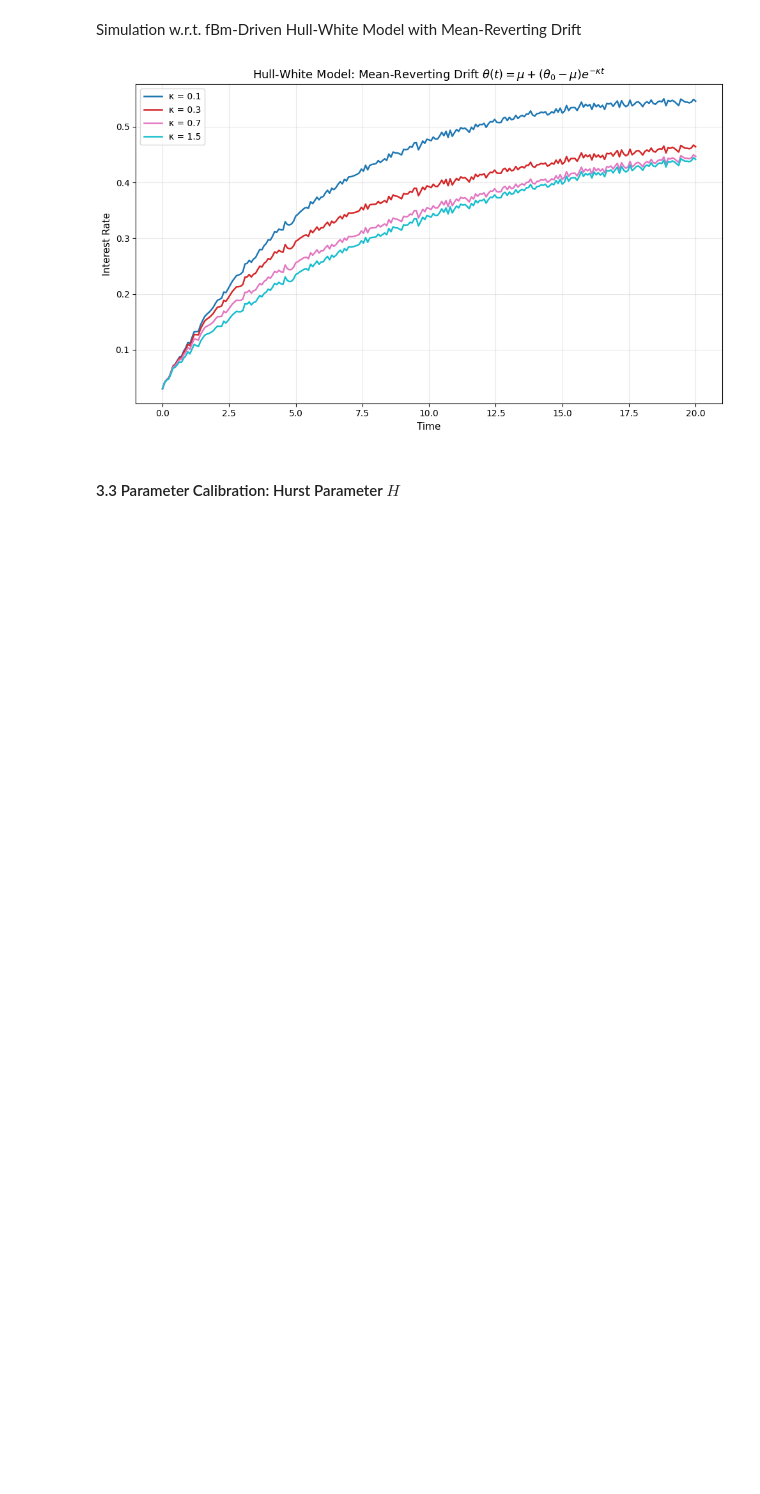
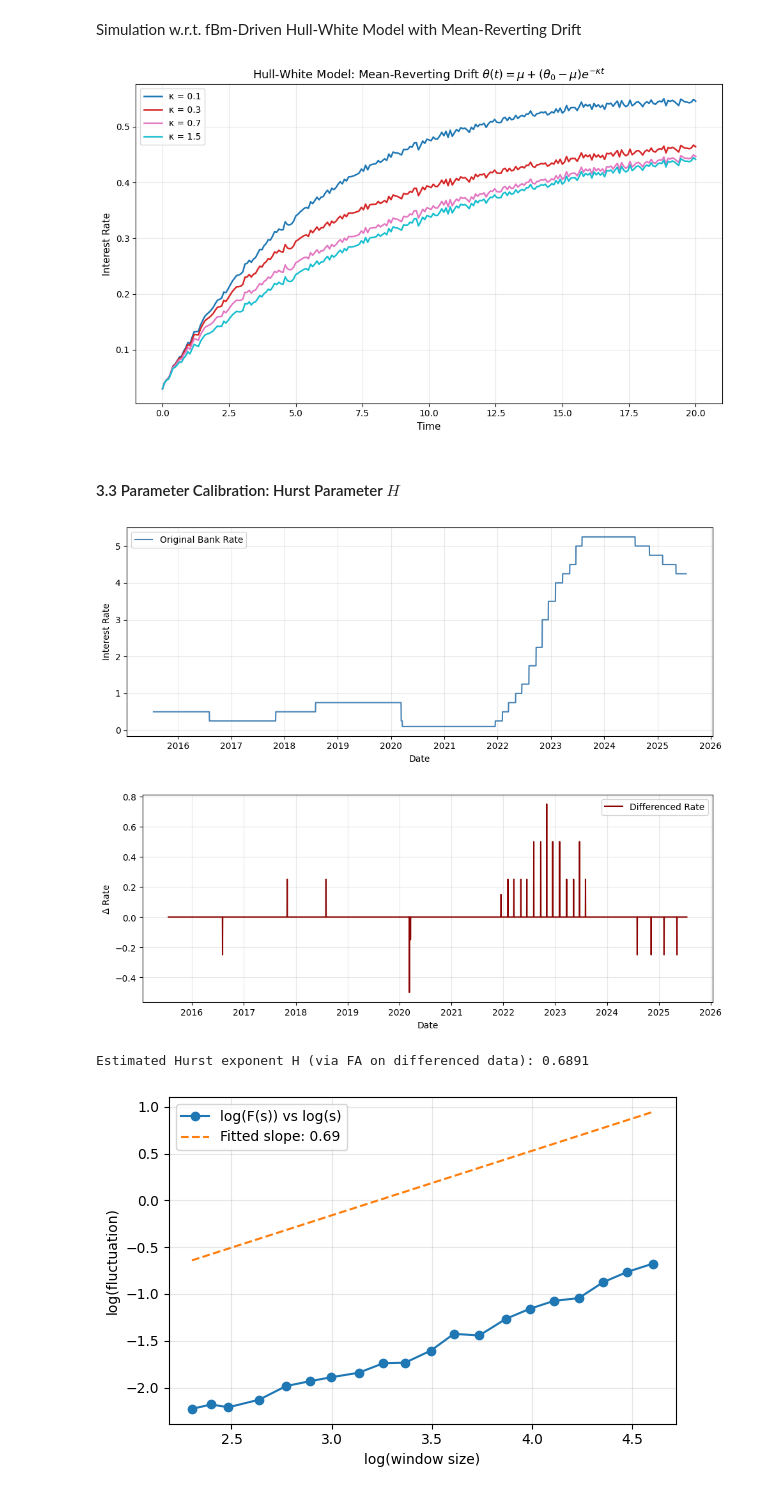
Before and after one commit to katieli0828/Dissertation, a Jupyter notebook: CH3_model_formulation.ipynb, the cells around one changed output. Saved outputs shown, nothing was run; the diff lists cells and outputs as text; code cells hidden in the pictures; blank space fills up the shorter version.

```diff
--- a/CH3_model_formulation.ipynb
+++ b/CH3_model_formulation.ipynb
@@ -478,3 +482,81 @@ if __name__ == "__main__":
 [figure]
 # %% [markdown]
 #### 3.3 Parameter Calibration: Hurst Parameter $H$
+# %%
+# === 1. Load BoE interest rate data ===
+file_path = "BoE-Database_export.csv"
+df = pd.read_csv(file_path)
+
+# === 2. Clean and sort ===
+df.columns = [col.strip() for col in df.columns]
+df = df.rename(columns={df.columns[0]: "Date", df.columns[1]: "Rate"})
+df["Date"] = pd.to_datetime(df["Date"], dayfirst=True)
+df = df.sort_values("Date").dropna()
+df = df.set_index("Date")
+
+# === 3. Plot the original interest rate series ===
+plt.figure(figsize=(10, 4))
+plt.plot(df.index, df["Rate"], label="Original Bank Rate", color="steelblue")
+# plt.title("UK Official Bank Rate (Historical)", fontsize=14)
+plt.xlabel("Date")
+plt.ylabel("Interest Rate")
+plt.grid(True, alpha=0.3)
+plt.tight_layout()
+plt.legend()
+plt.show()
+
+# === 4. Compute first differences (to remove trend) ===
+df["Rate_diff"] = df["Rate"].diff()
+rate_diff = df["Rate_diff"].dropna()
+
+plt.figure(figsize=(10, 4))
+plt.plot(rate_diff.index, rate_diff, label="Differenced Rate", color="darkred")
+# plt.title("First-Differenced Interest Rate", fontsize=14)
+plt.xlabel("Date")
+plt.ylabel("Δ Rate")
+plt.grid(True, alpha=0.3)
+plt.tight_layout()
+plt.legend()
+plt.show()
+
+# === 5. Fluctuation Analysis (FA) on differenced data ===
+def fluctuation_analysis(series, min_window=10, max_window=100, steps=20):
+    x = series.dropna().values
+    y = np.cumsum(x - np.mean(x))  # Integrated signal
+    N = len(y)
+
+    scales = np.unique(np.logspace(np.log10(min_window), np.log10(max_window), steps).astype(int))
+    fluctuations = []
+
+    for s in scales:
+        n_segments = N // s
+        diffs = [y[(i + 1) * s - 1] - y[i * s] for i in range(n_segments)]
+        F_s = np.sqrt(np.mean(np.array(diffs) ** 2))
+        fluctuations.append(F_s)
+
+    log_scales = np.log(scales)
+    log_fluct = np.log(fluctuations)
+    slope, intercept, _, _, _ = linregress(log_scales, log_fluct)
+    H_fa = slope
+    return H_fa, slope, log_scales, log_fluct
+
+# Apply FA to differenced data
+H_fa_diff, slope_diff, log_scales_diff, log_fluct_diff = fluctuation_analysis(rate_diff)
+print(f"Estimated Hurst exponent H (via FA on differenced data): {H_fa_diff:.4f}")
+
+# === 6. Plot log-log fluctuation function ===
+plt.figure(figsize=(6, 4))
+plt.plot(log_scales_diff, log_fluct_diff, 'o-', label='log(F(s)) vs log(s)')
+plt.plot(log_scales_diff, slope_diff * log_scales_diff + log_fluct_diff[0], '--', label=f'Fitted slope: {slope_diff:.2f}')
+# plt.title("FA after Differencing", fontsize=12)
+plt.xlabel("log(window size)")
+plt.ylabel("log(fluctuation)")
+plt.grid(True, alpha=0.3)
+plt.legend()
+plt.tight_layout()
+plt.show()
+# %% [output]
+[figure, added]
+[figure, added]
+Estimated Hurst exponent H (via FA on differenced data): 0.6891
+[figure, added]
```
Also changed, not shown: parts of 1 cell of this notebook, 3 other files.
